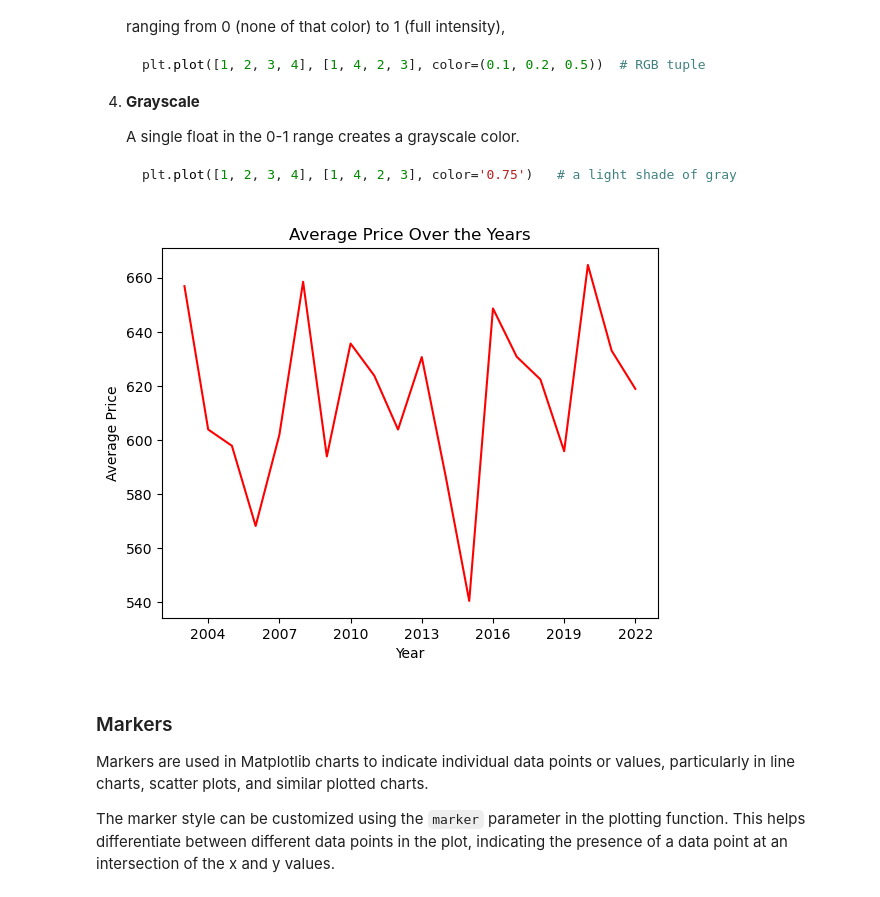
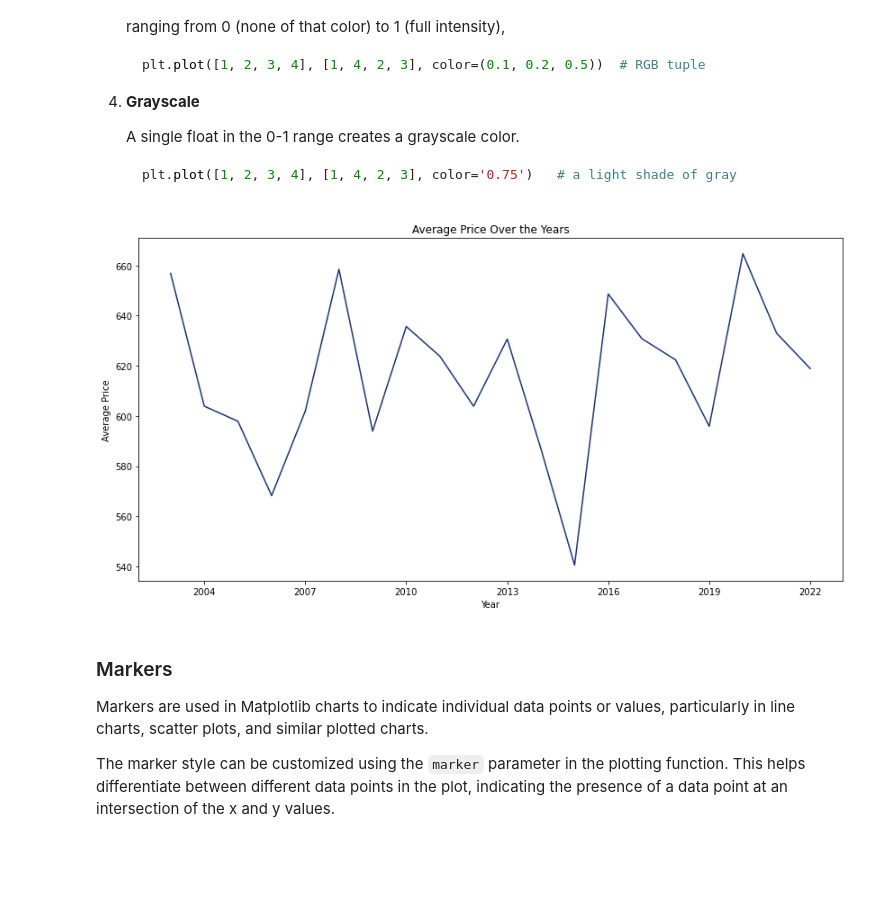
Before and after one commit to byrocuy/REA-AI_Mastery, a Jupyter notebook: week-1/session-3/00_visualization.ipynb, the cells around one changed output. Drawn from its saved outputs; the diff is of its cells as text; code cells hidden in the pictures; blank space fills up the shorter version.

```diff
--- a/week-1/session-3/00_visualization.ipynb
+++ b/week-1/session-3/00_visualization.ipynb
@@ -103,6 +103,7 @@ Let's say we want to visualize the distribution of prices in our Airbnb dataset.
 # %%
 import pandas as pd
 import matplotlib.pyplot as plt
+plt.rcParams['figure.figsize'] = (14, 7)
 
 # Plot a histogram of the 'price' column
 airbnb_df['price'].plot(kind='hist', rwidth=0.8, bins=30)
@@ -308,15 +384,15 @@ There are several ways in which you can specify color:
 # %%
 plt.axes().xaxis.set_major_locator(MaxNLocator(integer=True))
 
 avg_prices_per_year = airbnb_df.groupby('construction_year')['price'].mean()
 
-plt.plot(avg_prices_per_year, color='red')
+plt.plot(avg_prices_per_year, color=(0.1, 0.2, 0.5))
 plt.xlabel('Year')
 plt.ylabel('Average Price')
 plt.title('Average Price Over the Years')
 plt.show()
 # %% [output]
-[figure, old version]
+[figure, new version]
 # %% [markdown]
 ### Markers
 
```
Also changed, not shown: parts of 25 cells of this notebook, 1 other file.
